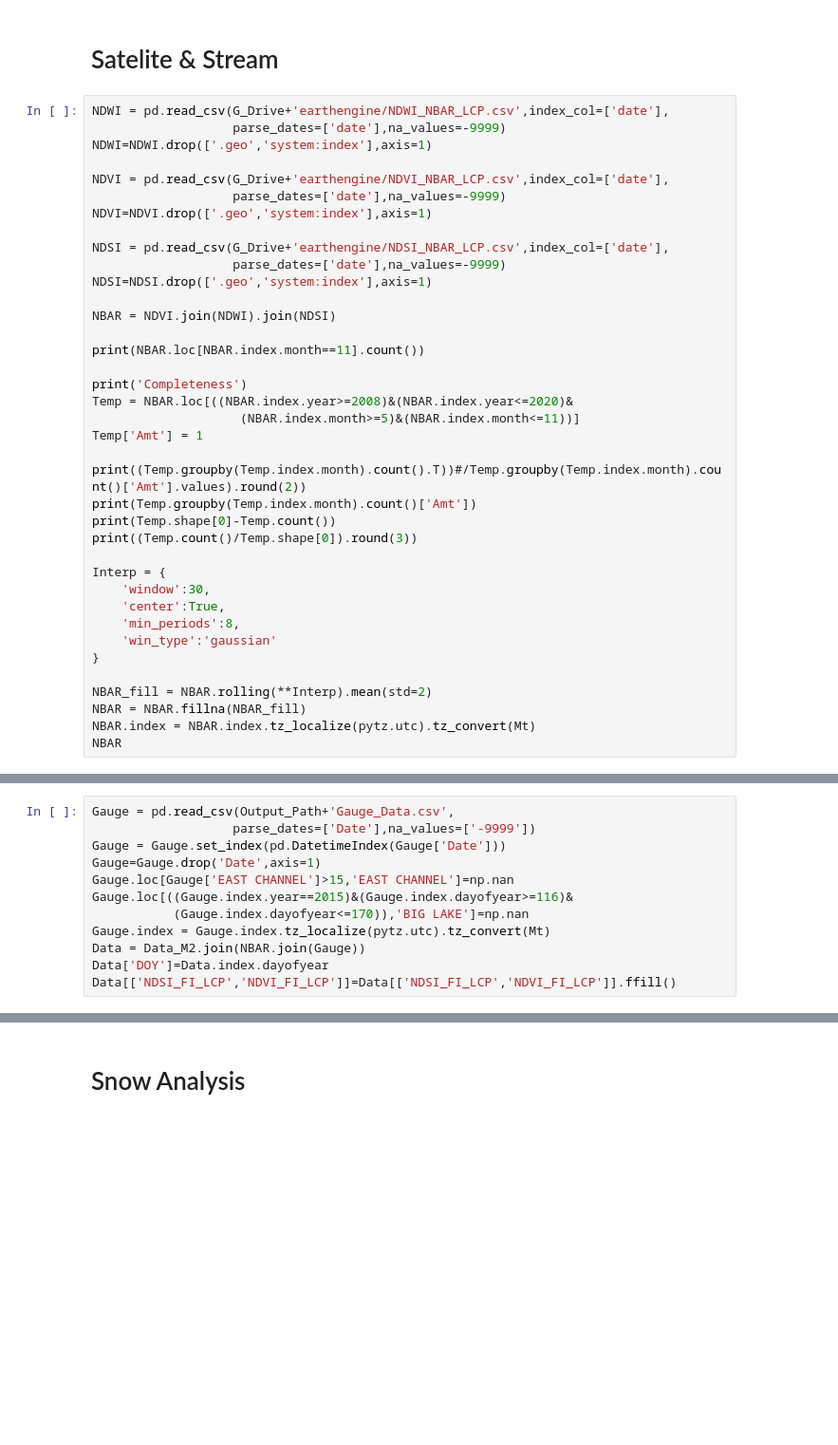
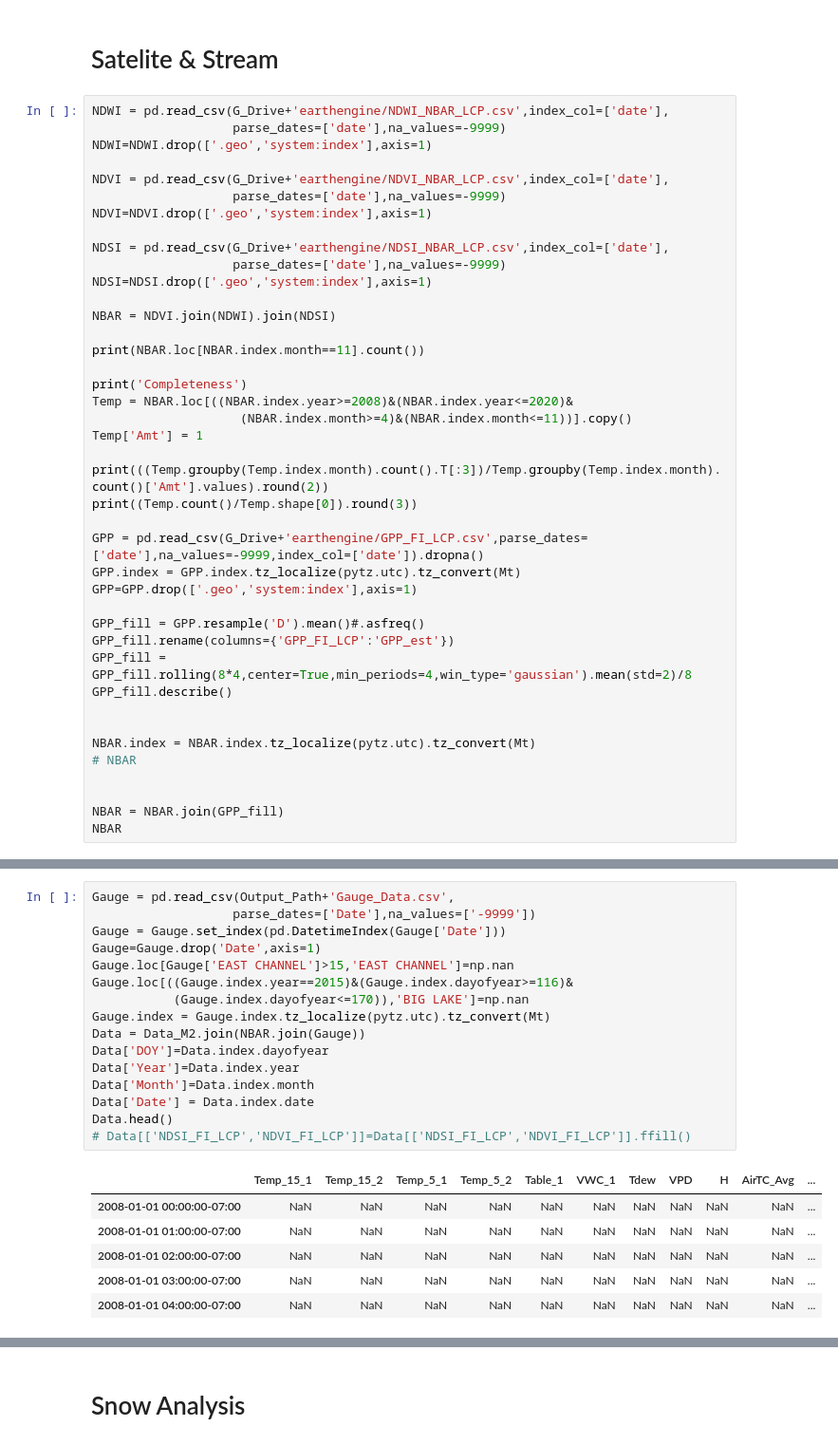
Before and after one commit to June-Skeeter/FishIsland_Flux_Analysis, a Jupyter notebook: FluxProcessing/FishIsland_AWS_Temporal_Upscale.ipynb, the cells around one changed output, grey strips where cells are left out. Shown: that part at 95% size. Saved outputs shown, nothing was run; the diff lists cells and outputs as text; blank space fills up the shorter version.

```diff
--- a/FluxProcessing/FishIsland_AWS_Temporal_Upscale.ipynb
+++ b/FluxProcessing/FishIsland_AWS_Temporal_Upscale.ipynb
@@ -538,24 +474,27 @@ print(NBAR.loc[NBAR.index.month==11].count())
 
 print('Completeness')
 Temp = NBAR.loc[((NBAR.index.year>=2008)&(NBAR.index.year<=2020)&
-                    (NBAR.index.month>=5)&(NBAR.index.month<=11))]
+                    (NBAR.index.month>=4)&(NBAR.index.month<=11))].copy()
 Temp['Amt'] = 1
 
-print((Temp.groupby(Temp.index.month).count().T))#/Temp.groupby(Temp.index.month).count()['Amt'].values).round(2))
-print(Temp.groupby(Temp.index.month).count()['Amt'])
-print(Temp.shape[0]-Temp.count())
+print(((Temp.groupby(Temp.index.month).count().T[:3])/Temp.groupby(Temp.index.month).count()['Amt'].values).round(2))
 print((Temp.count()/Temp.shape[0]).round(3))
 
-Interp = {
-    'window':30,
-    'center':True,
-    'min_periods':8,
-    'win_type':'gaussian'
-}
+GPP = pd.read_csv(G_Drive+'earthengine/GPP_FI_LCP.csv',parse_dates=['date'],na_values=-9999,index_col=['date']).dropna()
+GPP.index = GPP.index.tz_localize(pytz.utc).tz_convert(Mt)
+GPP=GPP.drop(['.geo','system:index'],axis=1)
 
-NBAR_fill = NBAR.rolling(**Interp).mean(std=2)
-NBAR = NBAR.fillna(NBAR_fill)
+GPP_fill = GPP.resample('D').mean()#.asfreq()
+GPP_fill.rename(columns={'GPP_FI_LCP':'GPP_est'})
+GPP_fill = GPP_fill.rolling(8*4,center=True,min_periods=4,win_type='gaussian').mean(std=2)/8
+GPP_fill.describe()
+
+
 NBAR.index = NBAR.index.tz_localize(pytz.utc).tz_convert(Mt)
+# NBAR
+
+
+NBAR = NBAR.join(GPP_fill)
 NBAR
 # %% [output]
 NDVI_FI_LCP    0
@@ -624,12 +528,23 @@ NBAR
 # %%
 Gauge = pd.read_csv(Output_Path+'Gauge_Data.csv',
                    parse_dates=['Date'],na_values=['-9999'])
 Gauge = Gauge.set_index(pd.DatetimeIndex(Gauge['Date']))
 Gauge=Gauge.drop('Date',axis=1)
 Gauge.loc[Gauge['EAST CHANNEL']>15,'EAST CHANNEL']=np.nan
 Gauge.loc[((Gauge.index.year==2015)&(Gauge.index.dayofyear>=116)&
            (Gauge.index.dayofyear<=170)),'BIG LAKE']=np.nan
 Gauge.index = Gauge.index.tz_localize(pytz.utc).tz_convert(Mt)
 Data = Data_M2.join(NBAR.join(Gauge))
 Data['DOY']=Data.index.dayofyear
-Data[['NDSI_FI_LCP','NDVI_FI_LCP']]=Data[['NDSI_FI_LCP','NDVI_FI_LCP']].ffill()
+Data['Year']=Data.index.year
+Data['Month']=Data.index.month
+Data['Date'] = Data.index.date
+Data.head()
+# Data[['NDSI_FI_LCP','NDVI_FI_LCP']]=Data[['NDSI_FI_LCP','NDVI_FI_LCP']].ffill()
+# %% [output]
+|  | Temp_15_1 | Temp_15_2 | Temp_5_1 | Temp_5_2 | Table_1 | VWC_1 | Tdew | VPD | H | AirTC_Avg | ... |
+| 2008-01-01 00:00:00-07:00 | NaN | NaN | NaN | NaN | NaN | NaN | NaN | NaN | NaN | NaN | ... |
+| 2008-01-01 01:00:00-07:00 | NaN | NaN | NaN | NaN | NaN | NaN | NaN | NaN | NaN | NaN | ... |
+| 2008-01-01 02:00:00-07:00 | NaN | NaN | NaN | NaN | NaN | NaN | NaN | NaN | NaN | NaN | ... |
+| 2008-01-01 03:00:00-07:00 | NaN | NaN | NaN | NaN | NaN | NaN | NaN | NaN | NaN | NaN | ... |
+| 2008-01-01 04:00:00-07:00 | NaN | NaN | NaN | NaN | NaN | NaN | NaN | NaN | NaN | NaN | ... |
```
Also changed, not shown: parts of 30 cells of this notebook, 1 other file.
